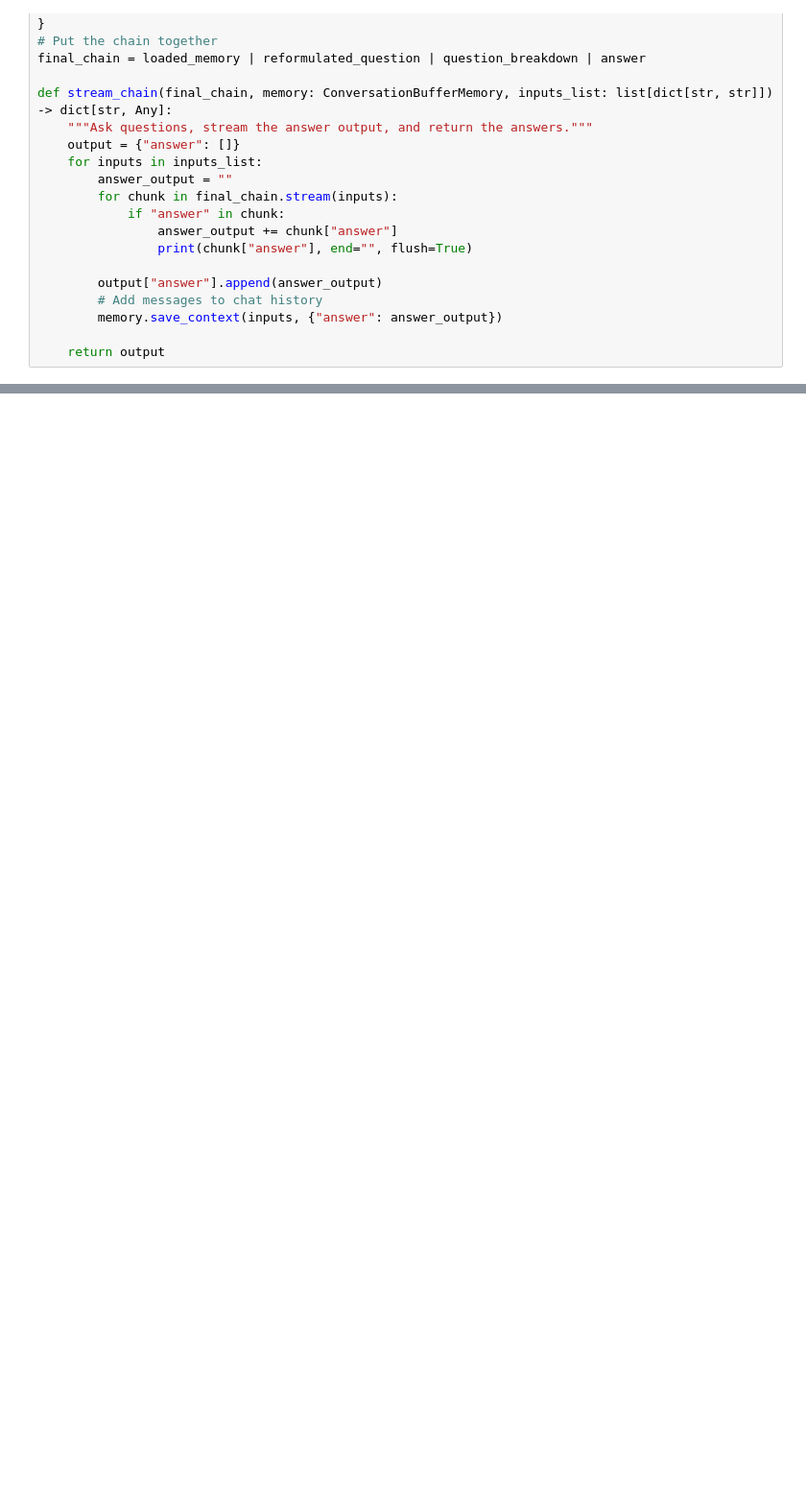
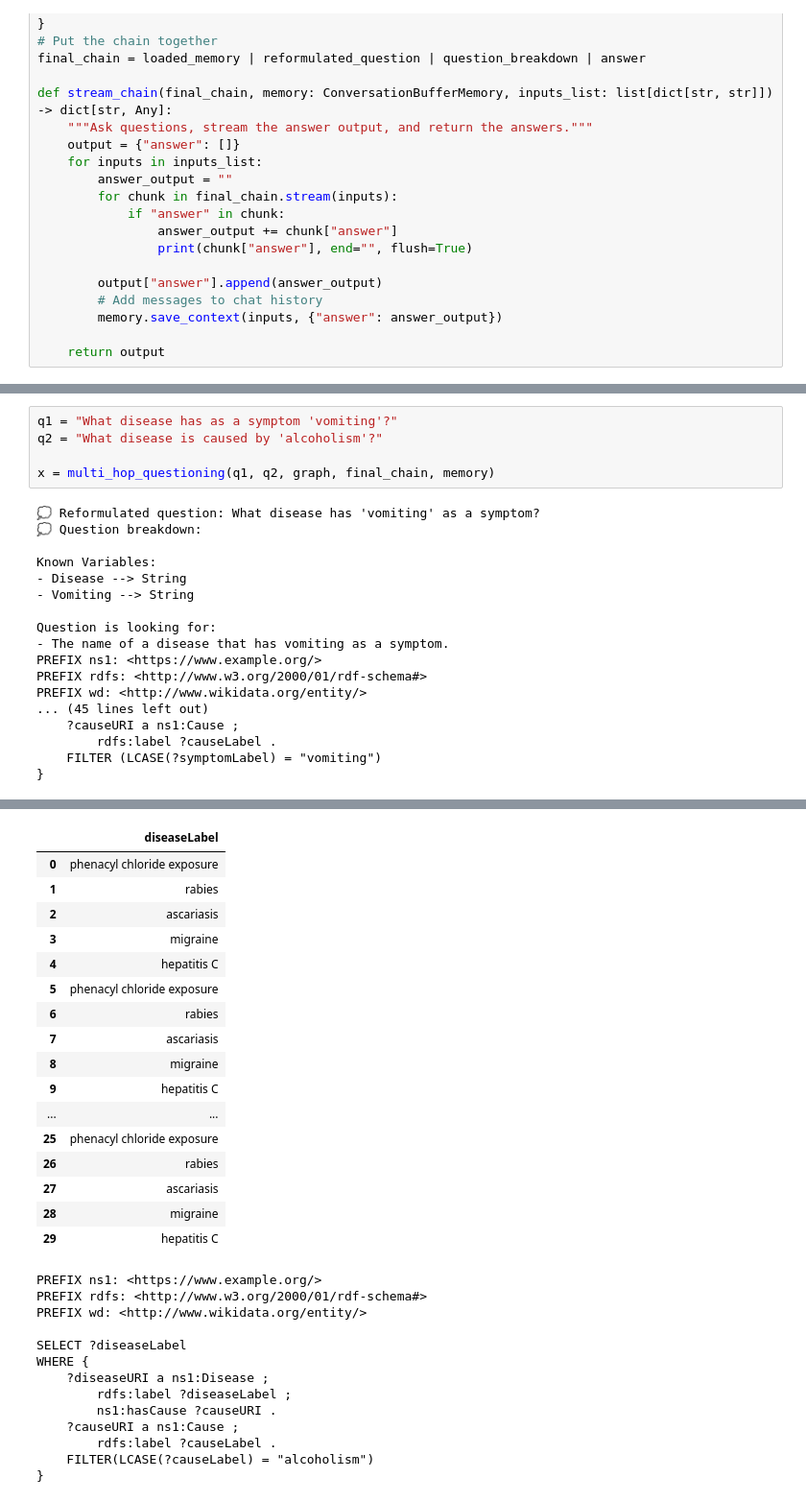
Before and after one commit to Aurelien-Bertrand/bmkg-assignment3, a Jupyter notebook: sparql_queries_generation.ipynb, the cells around one changed output, grey strips where cells are left out. Shown: that part at 96% size. Cells and saved outputs as stored; diff of their text form; blank space fills up the shorter version.

```diff
--- a/sparql_queries_generation.ipynb
+++ b/sparql_queries_generation.ipynb
@@ -204,0 +347,23 @@ WHERE {
+# %%
+q1 = "What disease has as a symptom 'vomiting'?"
+q2 = "What disease is caused by 'alcoholism'?"
+
+x = multi_hop_questioning(q1, q2, graph, final_chain, memory)
+# %% [output]
+💭 Reformulated question: What disease has 'vomiting' as a symptom?
+💭 Question breakdown:
+
+Known Variables:
+- Disease --> String
+- Vomiting --> String
+
+Question is looking for:
+- The name of a disease that has vomiting as a symptom.
+PREFIX ns1: <https://www.example.org/>
+PREFIX rdfs: <http://www.w3.org/2000/01/rdf-schema#>
+PREFIX wd: <http://www.wikidata.org/entity/>
+... (45 lines left out)
+    ?causeURI a ns1:Cause ;
+        rdfs:label ?causeLabel .
+    FILTER (LCASE(?symptomLabel) = "vomiting")
+}
@@ -204,0 +371,30 @@ WHERE {
+|  | diseaseLabel |
+| 0 | phenacyl chloride exposure |
+| 1 | rabies |
+| 2 | ascariasis |
+| 3 | migraine |
+| 4 | hepatitis C |
+| 5 | phenacyl chloride exposure |
+| 6 | rabies |
+| 7 | ascariasis |
+| 8 | migraine |
+| 9 | hepatitis C |
+| ... | ... |
+| 25 | phenacyl chloride exposure |
+| 26 | rabies |
+| 27 | ascariasis |
+| 28 | migraine |
+| 29 | hepatitis C |
+PREFIX ns1: <https://www.example.org/>
+PREFIX rdfs: <http://www.w3.org/2000/01/rdf-schema#>
+PREFIX wd: <http://www.wikidata.org/entity/>
+
+SELECT ?diseaseLabel
+WHERE {
+    ?diseaseURI a ns1:Disease ;
+        rdfs:label ?diseaseLabel ;
+        ns1:hasCause ?causeURI .
+    ?causeURI a ns1:Cause ;
+        rdfs:label ?causeLabel .
+    FILTER(LCASE(?causeLabel) = "alcoholism")
+}
```
Also changed, not shown: parts of 13 cells of this notebook.
